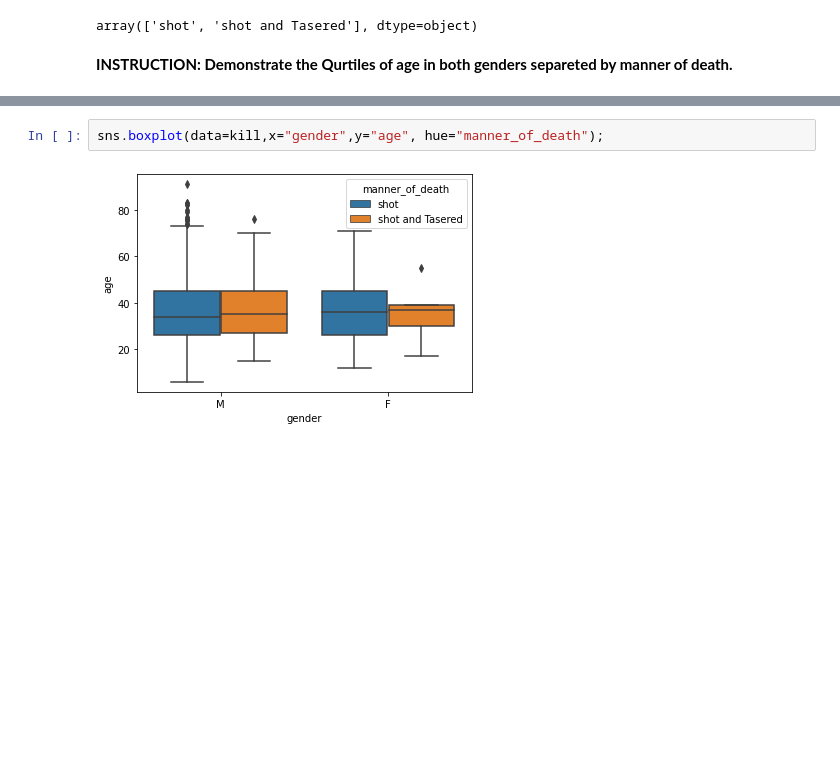
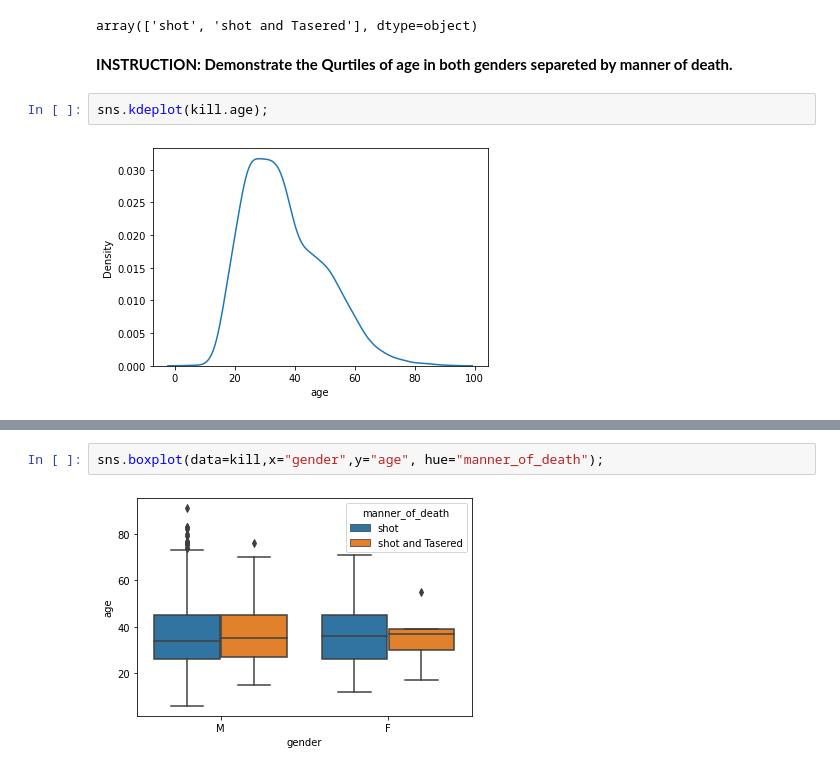
Before and after one commit to MehmetAltinkurt/Data_Science_Assignments, a Jupyter notebook: DVwPY/Assignment-2 (PoliceKillingUS-Seaborn) student.ipynb, the cells around one changed output, grey strips where cells are left out. Drawn from its saved outputs; the diff is of its cells as text; blank space fills up the shorter version.

```diff
--- a/DVwPY/Assignment-2 (PoliceKillingUS-Seaborn) student.ipynb
+++ b/DVwPY/Assignment-2 (PoliceKillingUS-Seaborn) student.ipynb
@@ -84,3 +118,7 @@ array(['shot', 'shot and Tasered'], dtype=object)
 array(['shot', 'shot and Tasered'], dtype=object)
 # %% [markdown]
 **INSTRUCTION: Demonstrate the Qurtiles of age in both genders separeted by manner of death.**
+# %%
+sns.kdeplot(kill.age);
+# %% [output]
+[figure, added]
```
Also changed, not shown: parts of 6 cells of this notebook, 1 other file.
